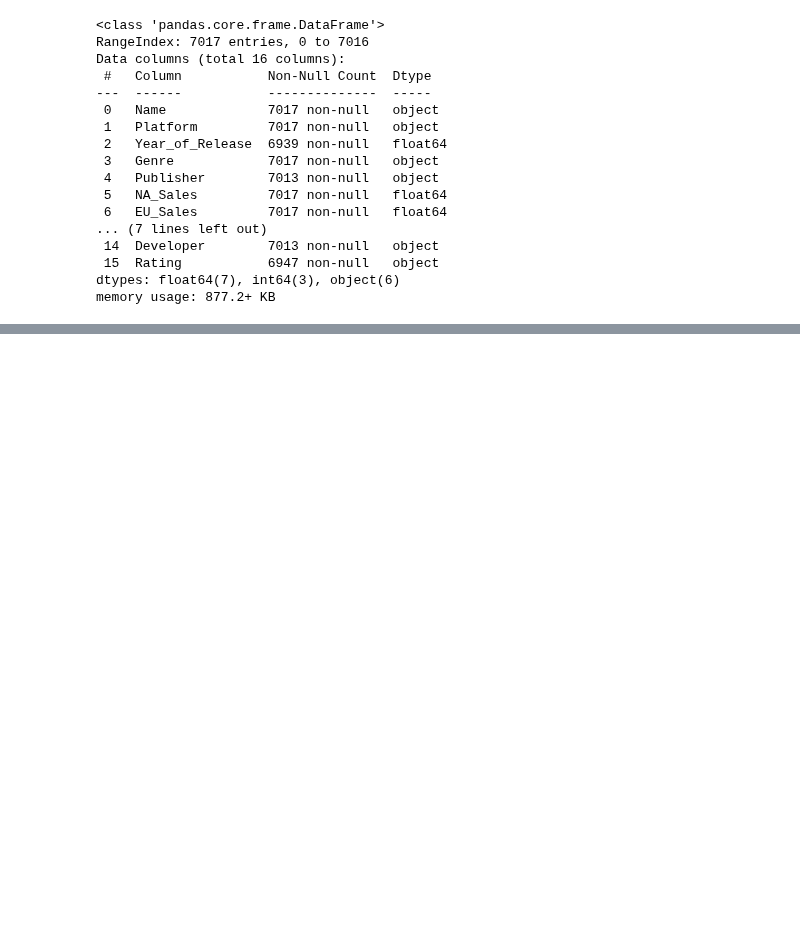
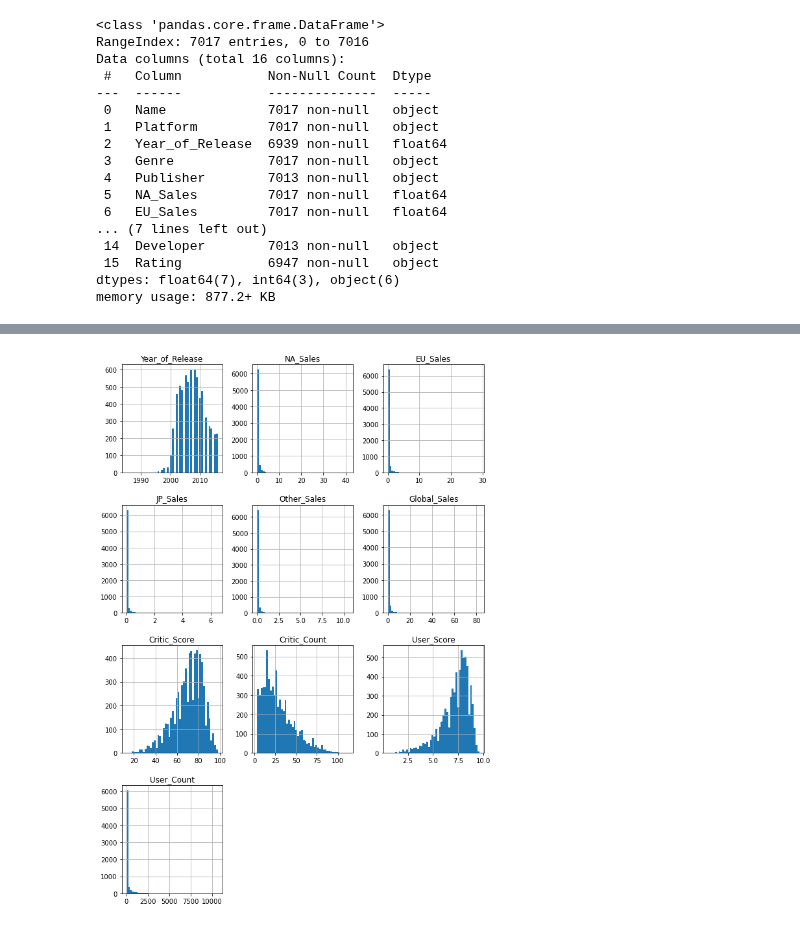
Before and after one commit to msadiq10/DMML-Group-15, a Jupyter notebook: group15-lab2.ipynb, the cells around one changed output, grey strips where cells are left out. Drawn from its saved outputs; the diff is of its cells as text; code cells hidden in the pictures; blank space fills up the shorter version.

Commit message:
Hit and Scatter
Completed till Histograms and Scatter Plots

```diff
--- a/group15-lab2.ipynb
+++ b/group15-lab2.ipynb
@@ -43,0 +75,6 @@ memory usage: 877.2+ KB
+# %%
+df.hist(bins=50, figsize=(10,15))
+
+plt.show()
+# %% [output]
+[figure, added]
```
Also changed, not shown: parts of 11 cells of this notebook.
